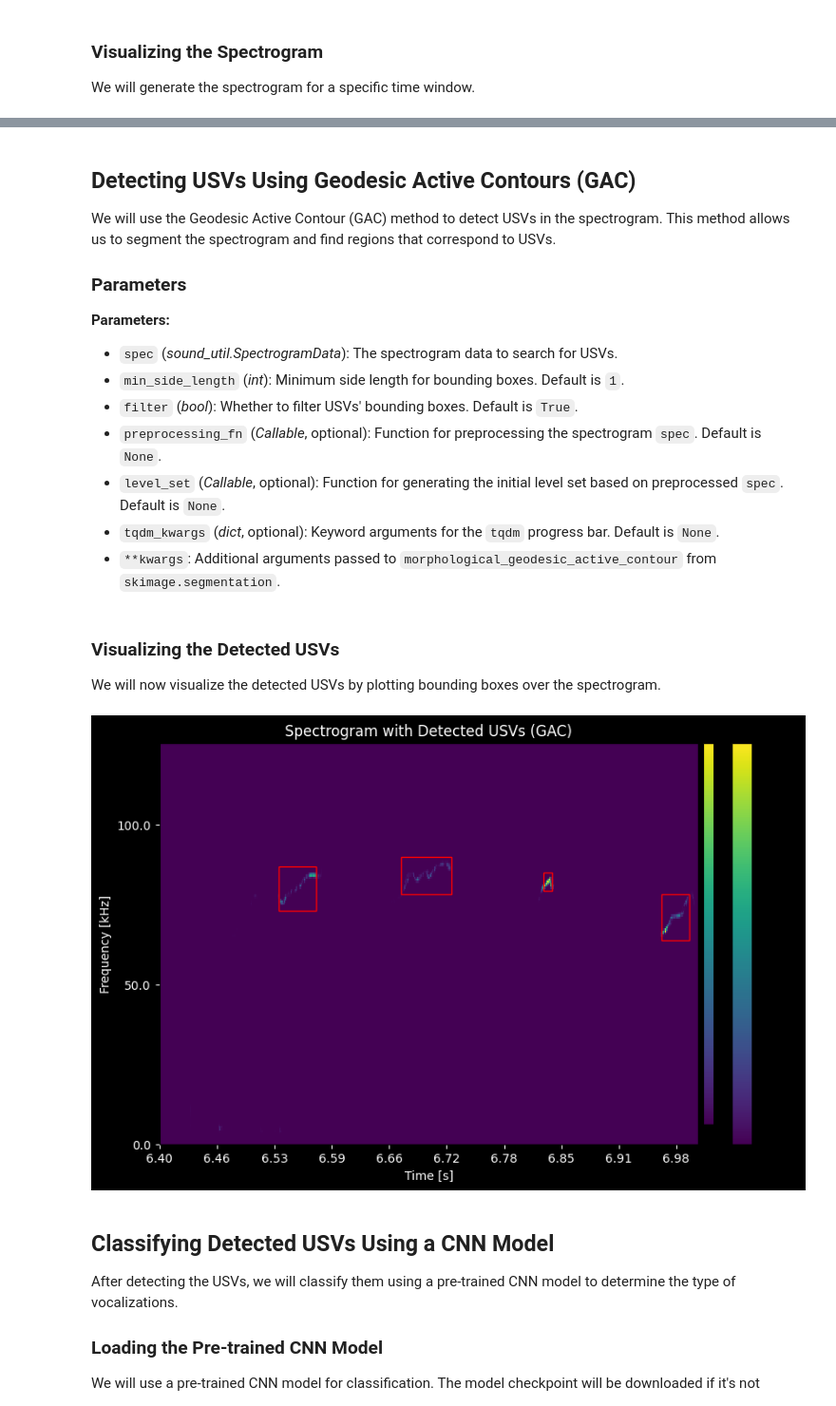
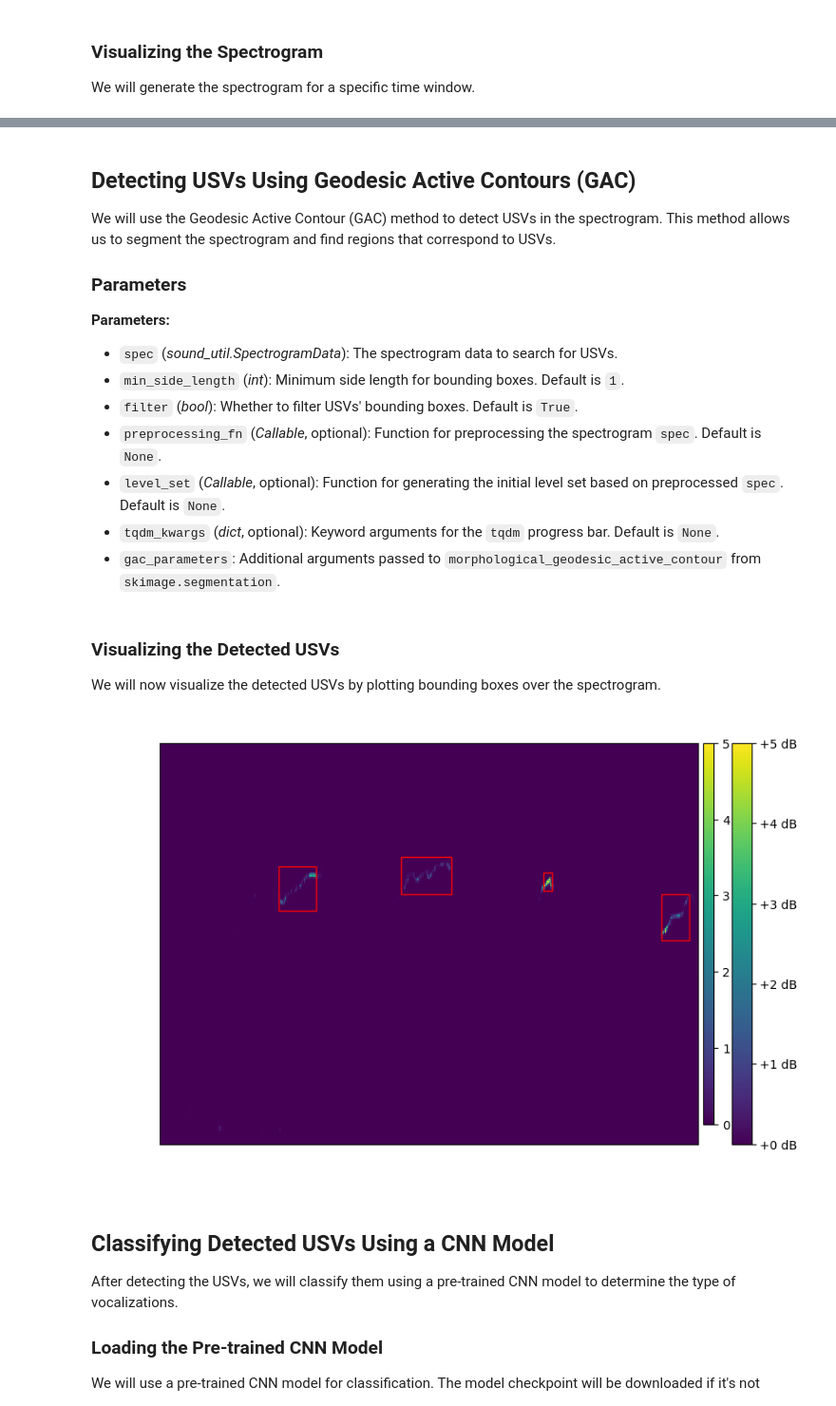
Before and after one commit to JosephTheMoUSE/MoUSE, a Jupyter notebook: notebooks/Spectrogram-CNN-Classifier.ipynb, the cells around one changed output, grey strips where cells are left out. Shown at 95% size. Drawn from its saved outputs; the diff is of its cells as text; code cells hidden in the pictures.

```diff
--- a/notebooks/Spectrogram-CNN-Classifier.ipynb
+++ b/notebooks/Spectrogram-CNN-Classifier.ipynb
@@ -96,12 +95,11 @@ spec_data = sound_util.spectrogram(
 )
 
 # Clip the spectrogram to the selected time window, if specified
-if t_start is not None or t_end is not None:
-    spec_data = sound_util.clip_spectrogram(
-        spec_data,
-        t_start=t_start,
-        t_end=t_end
-    )
+spec_data = sound_util.clip_spectrogram(
+    spec_data,
+    t_start=t_start,
+    t_end=t_end
+)
 # %% [markdown]
 ### Visualizing the Spectrogram
 
@@ -140,7 +138,7 @@ We will use the Geodesic Active Contour (GAC) method to detect USVs in the spect
 - `preprocessing_fn` (*Callable*, optional): Function for preprocessing the spectrogram `spec`. Default is `None`.
 - `level_set` (*Callable*, optional): Function for generating the initial level set based on preprocessed `spec`. Default is `None`.
 - `tqdm_kwargs` (*dict*, optional): Keyword arguments for the `tqdm` progress bar. Default is `None`.
-- `**kwargs`: Additional arguments passed to `morphological_geodesic_active_contour` from `skimage.segmentation`.
+- `gac_parameters`: Additional arguments passed to `morphological_geodesic_active_contour` from `skimage.segmentation`.
 # %%
 # Detect USVs using GAC
 
@@ -149,20 +147,19 @@ min_side_length = 1
 filter_boxes = True
 preprocessing_fn = None
 level_set = None
+# level_set = GAC.ones_level_set # you can choose GAC.ones_level_set as well
 tqdm_kwargs = {"desc": "Detecting USVs with GAC"}
-kwargs = {}  # Additional arguments for GAC
+gac_parameters = {
+    "num_iter": 230,
+    "smoothing": 0,
+    "threshold": 0.9,
+    "balloon": -1
+}  # Additional arguments for GAC
 
 # Set default preprocessing function if not provided
 if preprocessing_fn is None:
-    preprocessing_fn = partial(segmentation.inverse_gaussian_gradient,
-                               sigma=5,
-                               alpha=100)
-
-# Set default parameters for GAC if not provided
-kwargs.setdefault("num_iter", 230)
-kwargs.setdefault("smoothing", 0)
-kwargs.setdefault("threshold", 0.9)
-kwargs.setdefault("balloon", -1)
+    def preprocessing_fn(spec):
+        return segmentation.inverse_gaussian_gradient(spec, sigma=5, alpha=100)
 
 # Preprocess the spectrogram
 _spec = preprocessing_fn(spec.spec.numpy())
@@ -175,20 +172,20 @@ level_set_init = level_set(_spec)
 
 # Run the GAC algorithm with a progress bar
 tqdm_kwargs = tqdm_kwargs if tqdm_kwargs else {}
-with tqdm(total=kwargs["num_iter"], **tqdm_kwargs) as pbar:
+with tqdm(total=gac_parameters["num_iter"], **tqdm_kwargs) as pbar:
 
     def _iter_callback(level_set):
         pbar.update(1)
 
-    kwargs['iter_callback'] = _iter_callback
+    gac_parameters['iter_callback'] = _iter_callback
 
     # Ensure no 'iterations' keyword is passed
-    if 'iterations' in kwargs:
-        del kwargs['iterations']
+    if 'iterations' in gac_parameters:
+        del gac_parameters['iterations']
 
     # Run the GAC algorithm
     level_set_result = segmentation.morphological_geodesic_active_contour(
-        _spec, init_level_set=level_set_init, **kwargs)
+        _spec, init_level_set=level_set_init, **gac_parameters)
 
 # Find bounding boxes for the detected regions
 boxes = data_util.find_bounding_boxes(level_set_result,
@@ -206,35 +203,35 @@ We will now visualize the detected USVs by plotting bounding boxes over the spec
 # %%
 # Plotting the detected USVs on the spectrogram
 fig, ax = plt.subplots(figsize=(10, 6))
 ax.set_facecolor('#2e004f')  # Set axes background color (dark purple)
 
 spectrogram_color_mesh = visualization.draw_spectrogram(
     spec_data,
     ax=ax,
     vmax=5
 )
 
 # Draw bounding boxes around detected USVs
 for squeak_box in detected_squeaks:
     rect = plt.Rectangle(
         (squeak_box.t_start, squeak_box.freq_start),
         squeak_box.t_end - squeak_box.t_start,
         squeak_box.freq_end - squeak_box.freq_start,
         linewidth=1,
         edgecolor='r',  # Red color for bounding boxes
         facecolor='none'
     )
     ax.add_patch(rect)
 
 fig.colorbar(spectrogram_color_mesh, ax=ax, format='%+2.0f dB')
 ax.set_title('Spectrogram with Detected USVs (GAC)', color='white')
 ax.set_xlabel('Time [s]', color='white')
 ax.set_ylabel('Frequency [kHz]', color='white')
 ax.tick_params(colors='white')
 
-fig.patch.set_facecolor('black')  # Set the figure background color to black
+fig.patch.set_facecolor('white')  # Set the figure background color to black
 # %% [output]
-[figure, old version]
+[figure, new version]
 # %% [markdown]
 ## Classifying Detected USVs Using a CNN Model
 
```
Also changed, not shown: parts of 4 cells of this notebook, 1 other file.
